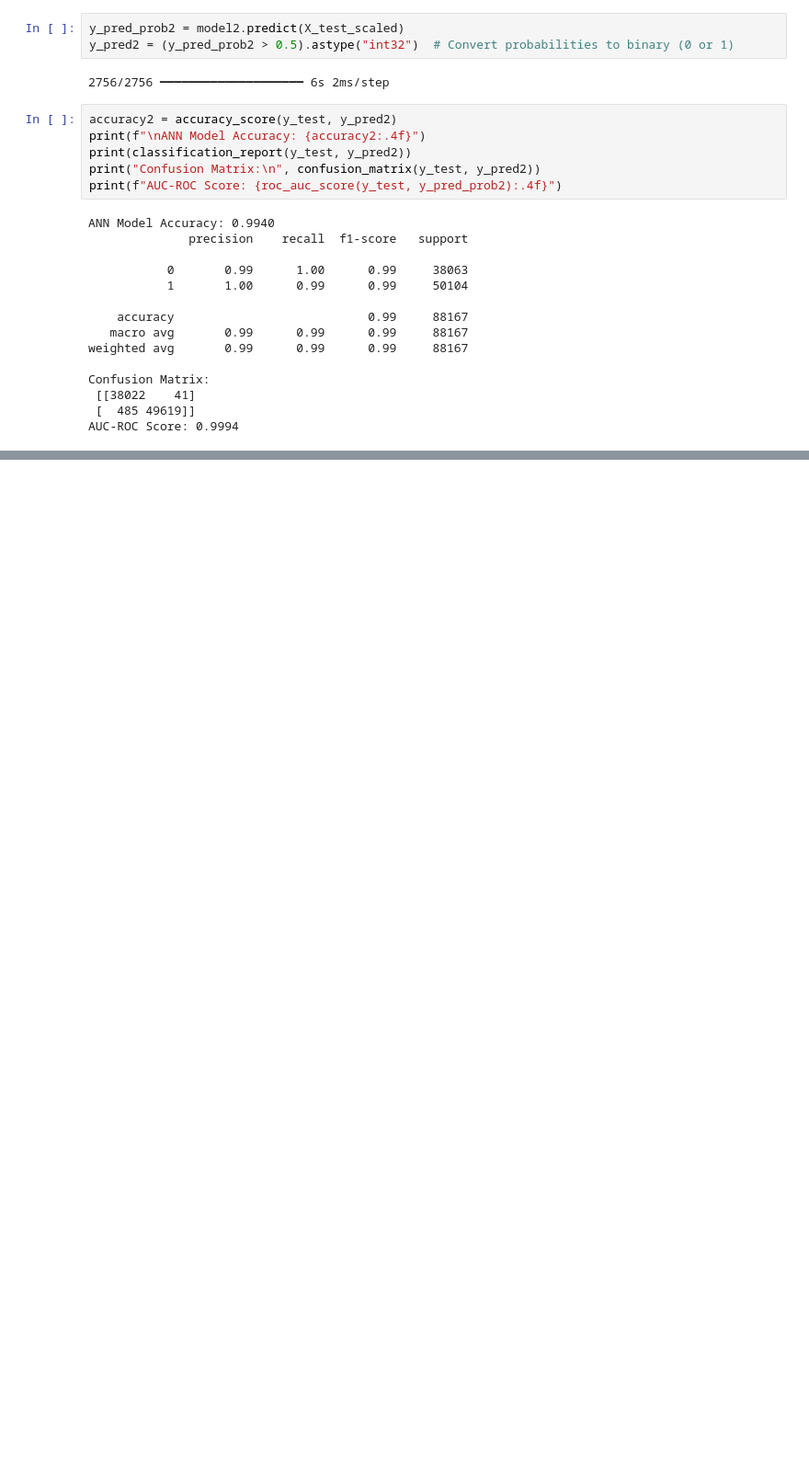
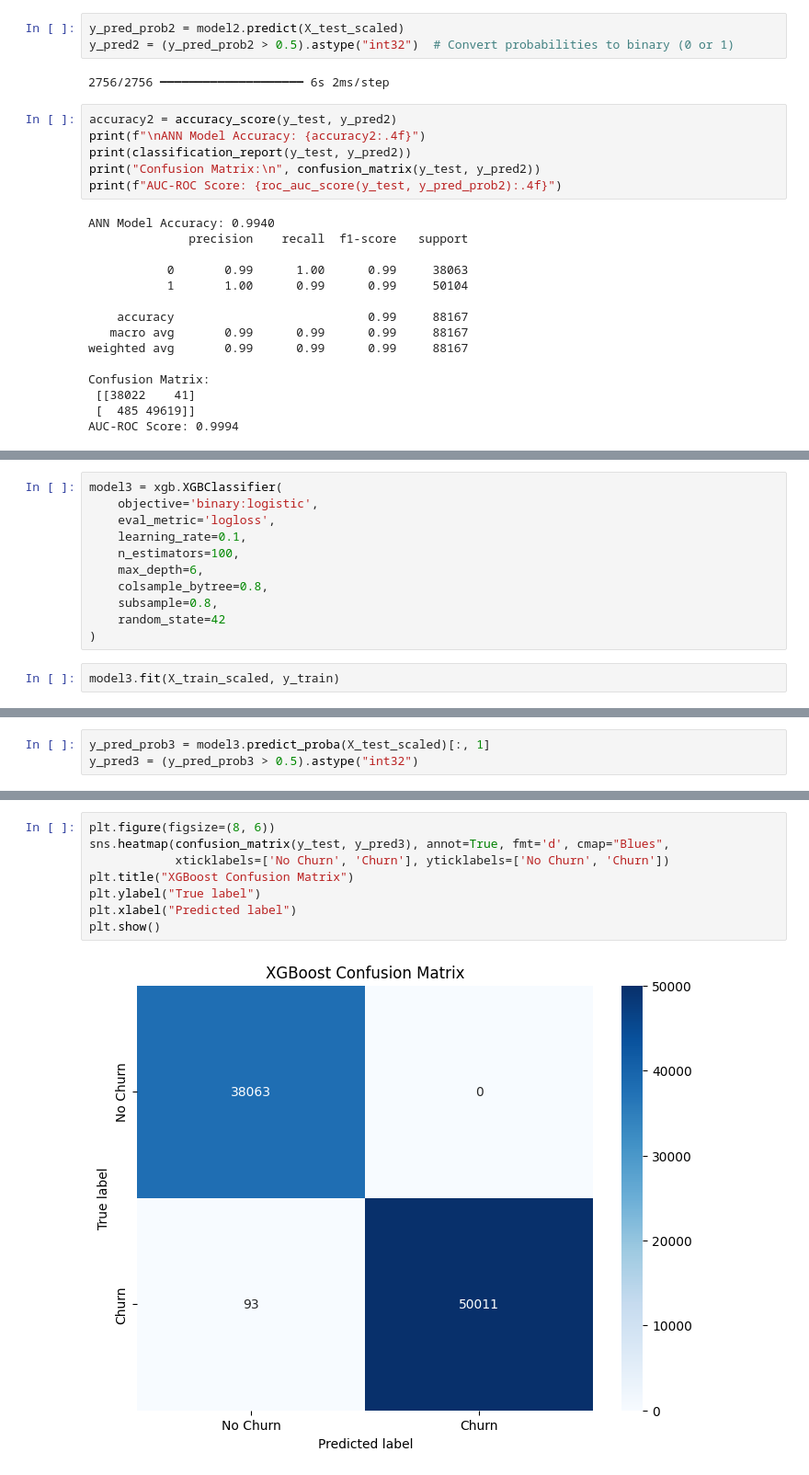
Before and after one commit to SnickleSH/customer-churn-analysis, a Jupyter notebook: notebooks/main.ipynb, the cells around one changed output, grey strips where cells are left out. Shown at 92% size. Drawn from its saved outputs; the diff is of its cells as text; blank space fills up the shorter version.

Commit message:
XGBoost has a signifcantly better performance, logistic regression has worse

```diff
--- a/notebooks/main.ipynb
+++ b/notebooks/main.ipynb
@@ -473,0 +480,13 @@ plt.show()
+# %%
+model3 = xgb.XGBClassifier(
+    objective='binary:logistic',
+    eval_metric='logloss',
+    learning_rate=0.1,
+    n_estimators=100,
+    max_depth=6,
+    colsample_bytree=0.8,
+    subsample=0.8,
+    random_state=42
+)
+# %%
+model3.fit(X_train_scaled, y_train)
@@ -473,0 +505,3 @@ plt.show()
+# %%
+y_pred_prob3 = model3.predict_proba(X_test_scaled)[:, 1]
+y_pred3 = (y_pred_prob3 > 0.5).astype("int32")
@@ -473,0 +528,10 @@ plt.show()
+# %%
+plt.figure(figsize=(8, 6))
+sns.heatmap(confusion_matrix(y_test, y_pred3), annot=True, fmt='d', cmap="Blues",
+            xticklabels=['No Churn', 'Churn'], yticklabels=['No Churn', 'Churn'])
+plt.title("XGBoost Confusion Matrix")
+plt.ylabel("True label")
+plt.xlabel("Predicted label")
+plt.show()
+# %% [output]
+[figure, added]
```
Also changed, not shown: parts of 13 cells of this notebook, 2 other files.
